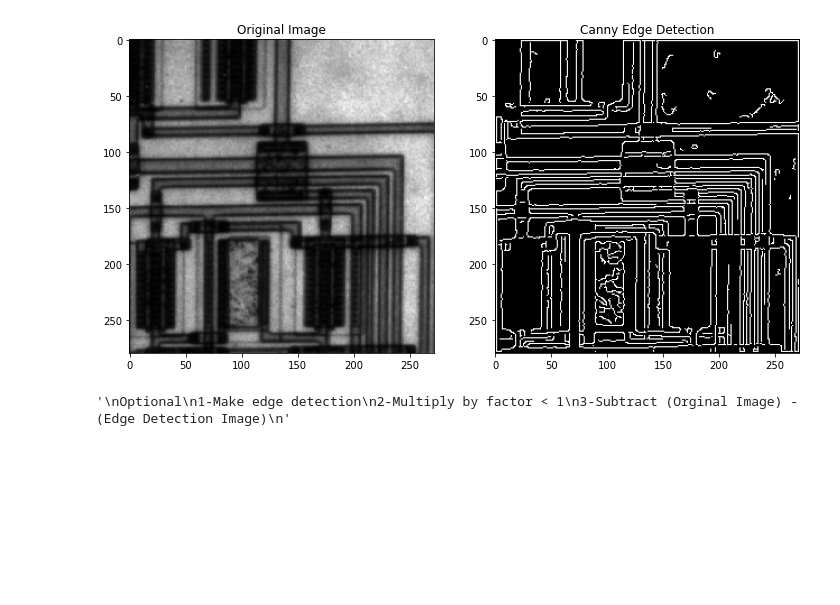
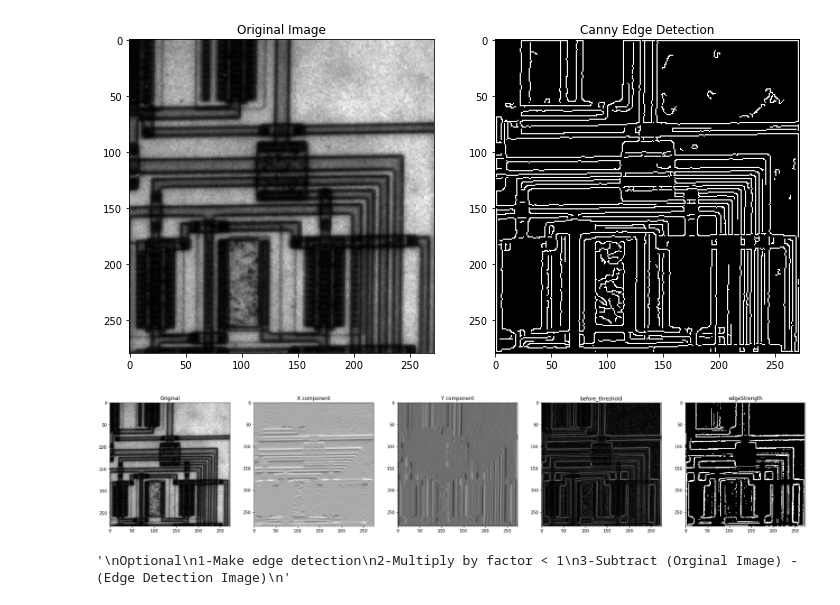
Before and after one commit to norhanreda/solutions-of-image-processing-labs, a Jupyter notebook: lab5/Lab_Edge_Detection_STD/Lab_Edge_Detection_STD.ipynb, the cells around one changed output. Drawn from its saved outputs; the diff is of its cells as text; code cells hidden in the pictures; blank space fills up the shorter version.

Commit message:
adding custom sobel finish task

```diff
--- a/lab5/Lab_Edge_Detection_STD/Lab_Edge_Detection_STD.ipynb
+++ b/lab5/Lab_Edge_Detection_STD/Lab_Edge_Detection_STD.ipynb
@@ -62,3 +60,29 @@ show_images([img,Canny], ["Original Image", "Canny Edge Detection"])
+# %%
+# 2. Custom Sobel (V-H-Both)
+
+def Custom_Sobel(img, theshold):
+    hy=[[-1,0,1],[-2,0,2],[-1,0,1]]
+    hx=[[-1,-2,-1],[0,0,0],[1,2,1]]
+
+    x_component=convolve2d(img,hx)
+    y_component=convolve2d(img,hy)
+    edge_strength=np.sqrt(x_component ** 2 + y_component ** 2)
+    before_thresh = edge_strength.copy()
+    # for i in range(edge_strength.shape[0]):
+    #     for j in range(edge_strength.shape[1]):
+    #         if edge_strength[i][j] > theshold:
+    #             edge_strength[i][j] = 255
+    #         else:
+    #             edge_strength[i][j] = 0
+    #replacing for with np.where
+    edge_strength=np.where(edge_strength>theshold,255,0)
+
+    show_images([img, x_component, y_component,  before_thresh, edge_strength], ["Original", "X component","Y component", "before_threshold", "edgeStrength"])
+
+
+Custom_Sobel(img, 128)
+# %% [output]
+[figure, added]
 # %%
 # 3. Custom LoG
 thres= 20
```
Also changed, not shown: parts of 1 cell of this notebook.
